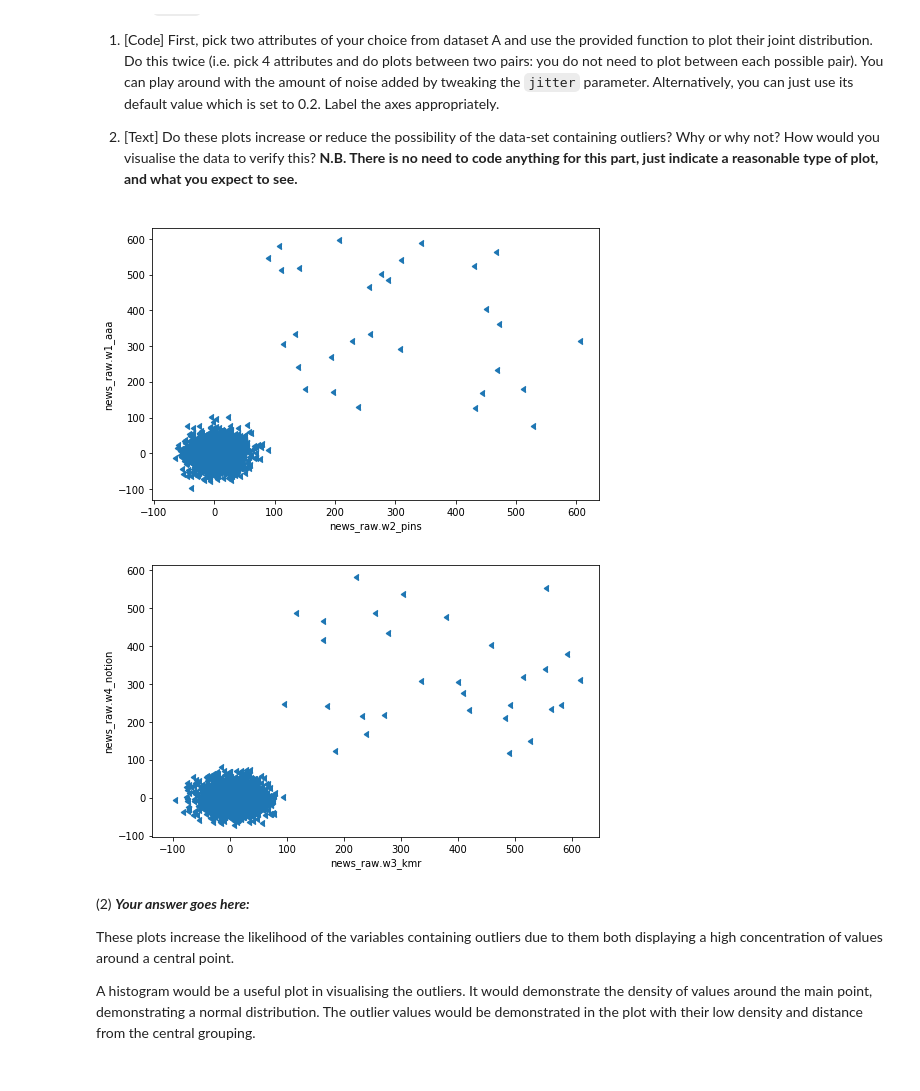
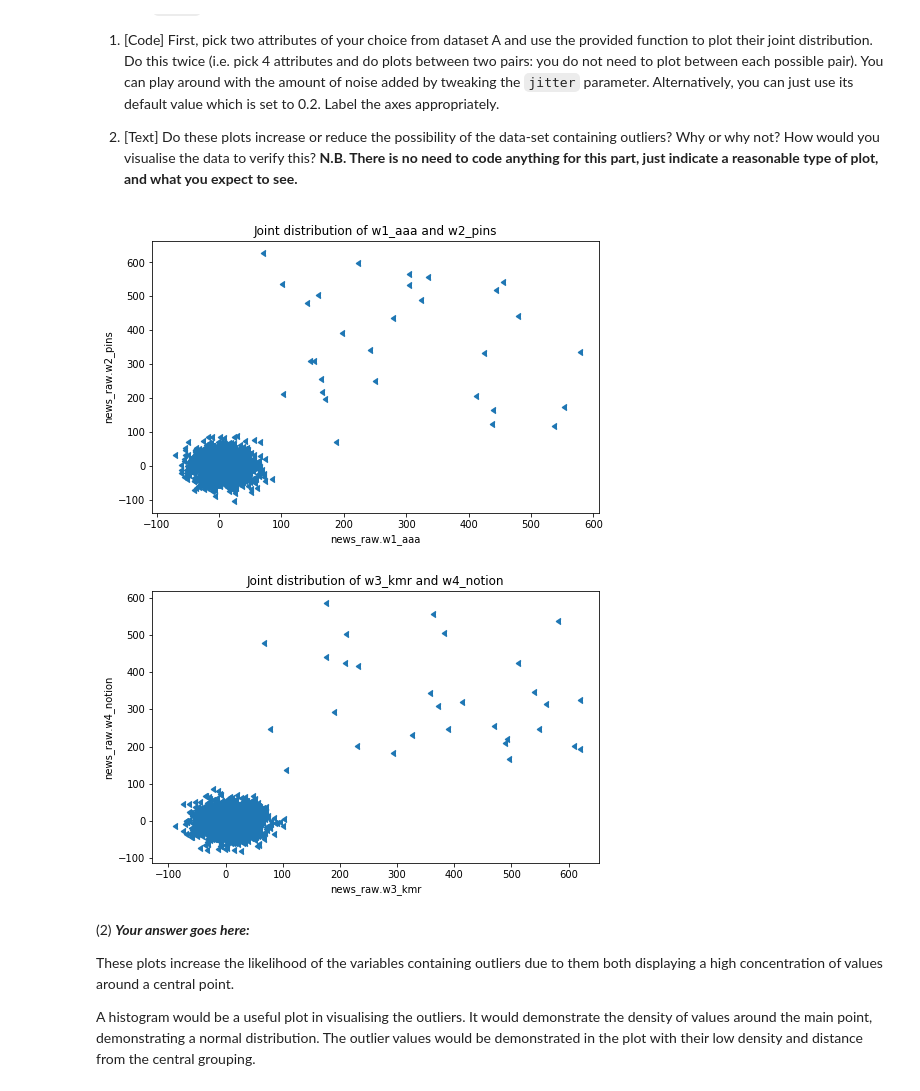
Before and after one commit to ZeroSum24/IAML2018, a Jupyter notebook: Assignments_Work/01_Analysis.ipynb, the cells around one changed output. Drawn from its saved outputs; the diff is of its cells as text; code cells hidden in the pictures.

```diff
--- a/Assignments_Work/01_Analysis.ipynb
+++ b/Assignments_Work/01_Analysis.ipynb
@@ -218,29 +228,31 @@ Let us analyse this further. The stripplot illustrates the distribution of a sin
 
 1. [Text] Do these plots increase or reduce the possibility of the data-set containing outliers? Why or why not? How would you visualise the data to verify this? **N.B. There is no need to code anything for this part, just indicate a reasonable type of plot, and what you expect to see.**
 # %%
-# (1) # Your Code goes here:
+# (1) # Plotting the joint distribution of two choosen attributes twice.
 
 ## TODO edit this so the plots are side by side
 
 # NB: (1) First set of chosen attributes: 'w1_aaa','w2_pins'
 #     (2) Second set of chosen attributes: 'w3_kmr', 'w4_notion'
 
 # Plot for first set (1)
 plt.figure(figsize=(8,5))
 scatter_jitter(news_raw.w1_aaa, news_raw.w2_pins, jitter=0.6)
-plt.xlabel('news_raw.w2_pins')
-plt.ylabel('news_raw.w1_aaa')
+plt.title("Joint distribution of w1_aaa and w2_pins")
+plt.xlabel('news_raw.w1_aaa')
+plt.ylabel('news_raw.w2_pins')
 plt.show()
 
 # # Plot for second set (2)
 plt.figure(figsize=(8,5))
 scatter_jitter(news_raw.w3_kmr, news_raw.w4_notion, jitter=0.6)
+plt.title("Joint distribution of w3_kmr and w4_notion")
 plt.xlabel('news_raw.w3_kmr')
 plt.ylabel('news_raw.w4_notion')
 plt.show()
 # %% [output]
-[figure, old version]
+[figure, new version]
-[figure, old version]
+[figure, new version]
 # %% [markdown]
 (2) ***Your answer goes here:***
 
```
Also changed, not shown: parts of 31 cells of this notebook, 1 other file.
